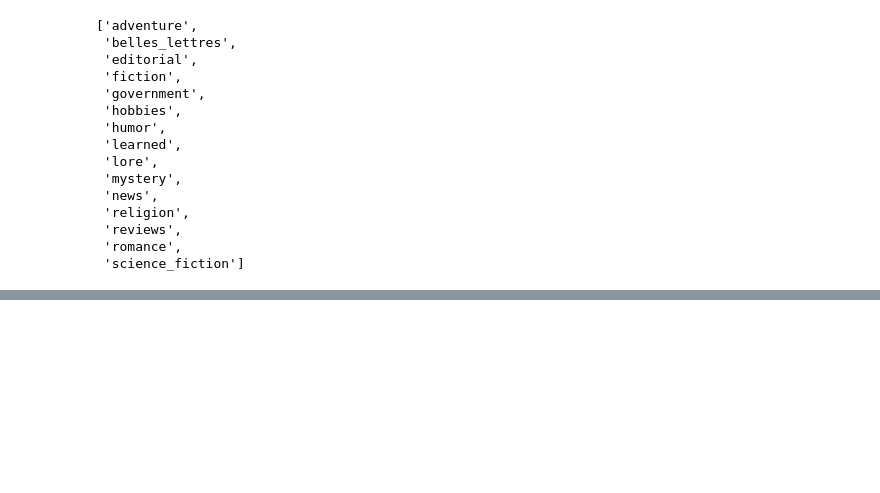
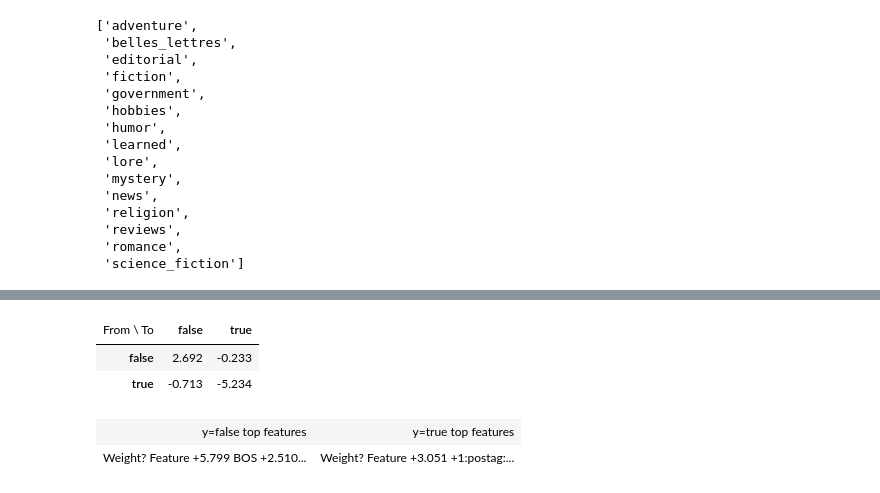
Before and after one commit to vseloved/prj-nlp-2020, a Jupyter notebook: students/YehorShapanov/06-homework/homework.ipynb, the cells around one changed output, grey strips where cells are left out. Cells and saved outputs as stored; diff of their text form; code cells hidden in the pictures; blank space fills up the shorter version.

```diff
--- a/students/YehorShapanov/06-homework/homework.ipynb
+++ b/students/YehorShapanov/06-homework/homework.ipynb
@@ -35,3 +55,25 @@ nlp = English()
+# %%
+def prevent_sentence_boundaries(doc):
+    if doc[0].text=='"':
+        with doc.retokenize() as retokenizer:
+            retokenizer.merge(doc[:2])
+    return doc
+
+nlp.add_pipe(prevent_sentence_boundaries, before='parser')
+# %%
+def join_sent(l):
+    sent = ""
+    first = True
+    for el in l:
+        if el[0] in ["'", "."]:
+            sent+=el
+        else:
+            if first:
+                sent+=el
+                first = False
+            else:
+                sent+=(" "+el)
+    return sent
 # %%
 def word2features(sent, i):
     token = sent[i]
@@ -64,18 +106,18 @@ def word2features(sent, i):
     return features
 
 def sent2features(sent):
-    doc = Doc(nlp.vocab, words=sent)
+    doc = nlp(join_sent(sent))
     return [word2features(doc, i) for i in range(len(doc))]
 
 def word2labels(sent, i):
     label='false'
     if i < len(sent)-1:
-        n = sent[i+1].text
+        n = sent[i+1].tag_
         label='true' if (n=='.') else 'false'
     return label
 
 def sent2labels(sent):
-    doc = Doc(nlp.vocab, words=sent)
+    doc = nlp(join_sent(sent))
     return [word2labels(doc, i) for i in range(len(doc))]
 # %%
 d = [s for s in sents[:500]]
@@ -111,6 +149,14 @@ CRF(algorithm='lbfgs', all_possible_states=None, all_possible_transitions=True,
     gamma=None, keep_tempfiles=None, linesearch=None, max_iterations=100,
     max_linesearch=None, min_freq=None, model_filename=None, num_memories=None,
     pa_type=None, period=None, trainer_cls=None, variance=None, verbose=False)
+# %%
+eli5.show_weights(crf, top=30)
+# %% [output]
+| From \ To | false | true |
+| false | 2.692 | -0.233 |
+| true | -0.713 | -5.234 |
+| y=false top features | y=true top features |
+| Weight? Feature +5.799 BOS +2.510... | Weight? Feature +3.051 +1:postag:... |
 # %%
 labels = list(crf.classes_)
 # %%
```
Also changed, not shown: parts of 11 cells of this notebook, 1 other file.
